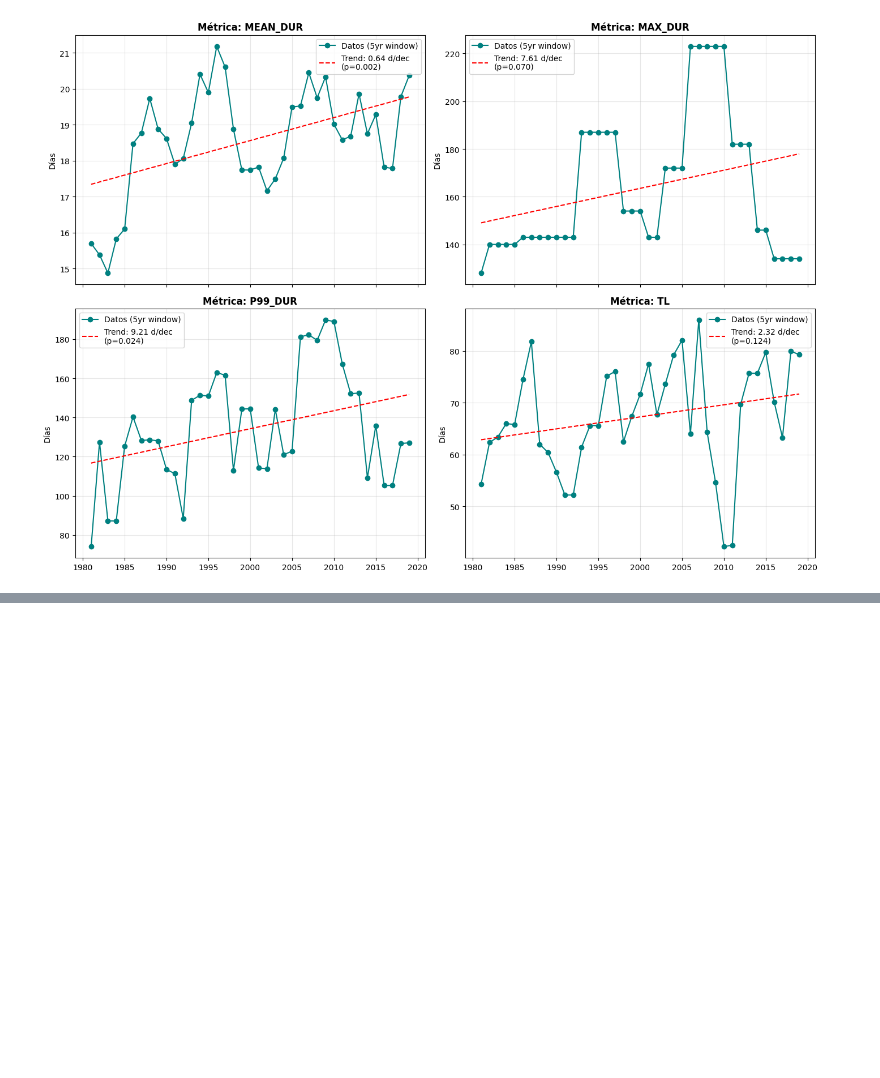
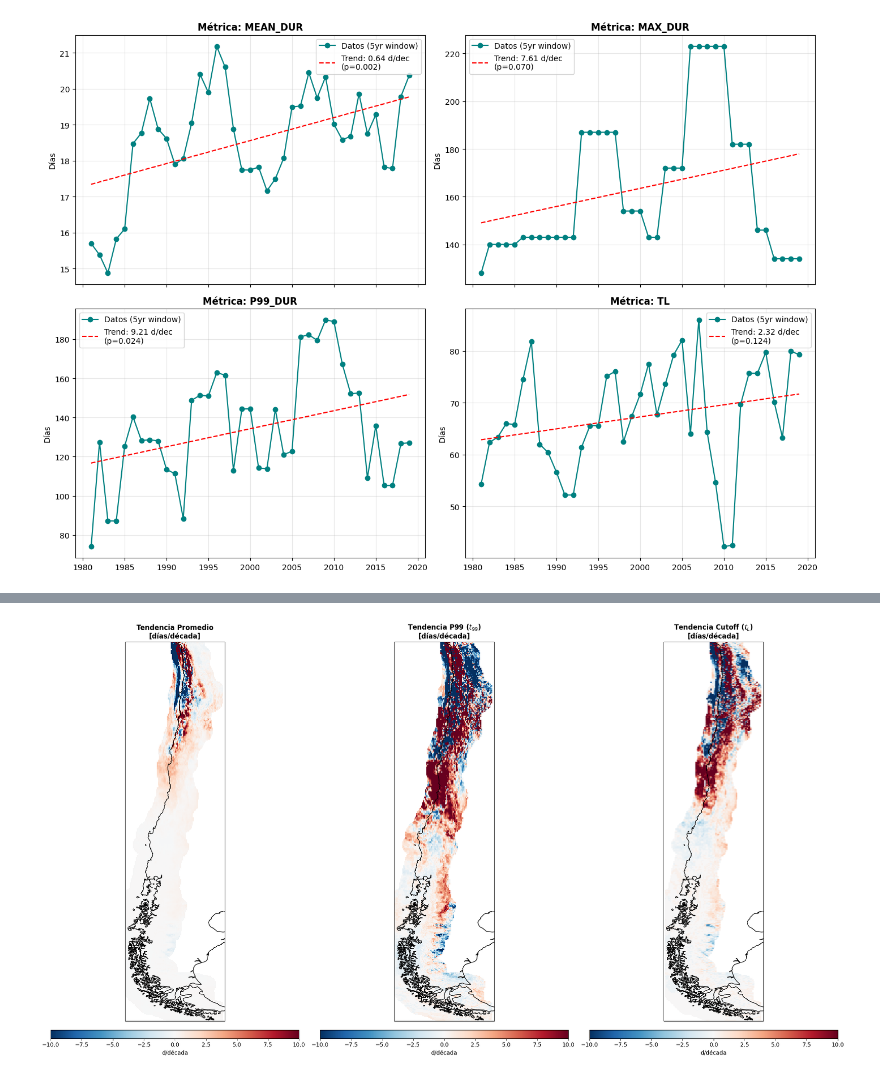
Before and after one commit to PabloGomez-97/TESIS, a Jupyter notebook: CR2MET-DATA.ipynb, the cells around one changed output, grey strips where cells are left out. Saved outputs shown, nothing was run; the diff lists cells and outputs as text; code cells hidden in the pictures; blank space fills up the shorter version.

```diff
--- a/CR2MET-DATA.ipynb
+++ b/CR2MET-DATA.ipynb
@@ -384,0 +471,73 @@ plt.show()
+# %%
+import xarray as xr
+import numpy as np
+import matplotlib.pyplot as plt
+import cartopy.crs as ccrs
+
+# 1. Función robusta para calcular métricas de rachas
+def calc_spell_metrics_array(pr_series):
+    # pr_series es un vector temporal para un pixel
+    dry_bool = pr_series < 1.0
+    if not np.any(dry_bool):
+        return np.array([np.nan, np.nan, np.nan])
+
+    # Identificar rachas (vectorizado)
+    x = np.r_[False, dry_bool, False]
+    dx = np.diff(x.astype(int))
+    starts = np.where(dx == 1)[0]
+    ends = np.where(dx == -1)[0]
+    durations = ends - starts
+
+    if len(durations) == 0:
+        return np.array([np.nan, np.nan, np.nan])
+
+    # Métricas: promedio, p99 y p95 (como proxy de tL para rapidez)
+    return np.array([
+        np.mean(durations),
+        np.percentile(durations, 99),
+        np.percentile(durations, 95)
+    ])
+
+# 2. Preparar los datos reducidos y cargarlos en RAM
+# Reducimos un poco la resolución para que el mapa sea rápido de generar
+ds_small = ds["pr"].coarsen(lat=2, lon=2, boundary='trim').mean().compute()
+
+# 3. Dividir en periodos y calcular métricas
+p1 = ds_small.sel(time=slice("1979-01-01", "2000-12-31"))
+p2 = ds_small.sel(time=slice("2001-01-01", "2021-12-31"))
+
+# Aplicamos la función a cada periodo (esto ya no fallará)
+m1 = xr.apply_ufunc(calc_spell_metrics_array, p1, input_core_dims=[['time']],
+                    output_core_dims=[['metrics']], vectorize=True,
+                    dask="forbidden").assign_coords(metrics=['mean', 'p99', 'tL'])
+
+m2 = xr.apply_ufunc(calc_spell_metrics_array, p2, input_core_dims=[['time']],
+                    output_core_dims=[['metrics']], vectorize=True,
+                    dask="forbidden").assign_coords(metrics=['mean', 'p99', 'tL'])
+
+# 4. Calcular Tendencias (Diferencia por década: ~21 años entre centros de periodos)
+trends = (m2 - m1) / 2.1
+
+# 5. GRAFICAR LOS 3 MAPAS
+fig, axes = plt.subplots(1, 3, figsize=(20, 12), subplot_kw={'projection': ccrs.PlateCarree()})
+metrics_keys = ['mean', 'p99', 'tL']
+titles = ['Tendencia Promedio', 'Tendencia P99 ($t_{99}$)', 'Tendencia Cutoff ($t_L$)']
+
+for i, ax in enumerate(axes):
+    data = trends.sel(metrics=metrics_keys[i])
+
+    # Ajustamos el rango de colores para que se note la Megasequía (Rojo = aumento de días)
+    im = data.plot(ax=ax, cmap='RdBu_r', vmin=-10, vmax=10,
+                   add_colorbar=False, transform=ccrs.PlateCarree())
+
+    ax.coastlines()
+    ax.set_extent([-76, -66, -56, -18]) # Encuadre de Chile
+    ax.set_title(f"{titles[i]}\n[días/década]", fontweight='bold', fontsize=12)
+
+    cb = plt.colorbar(im, ax=ax, orientation='horizontal', pad=0.02, aspect=30)
+    cb.set_label('d/década')
+
+plt.tight_layout()
+plt.show()
+# %% [output]
+[figure, added]
```
Also changed, not shown: parts of 10 cells of this notebook, 1 other file.
